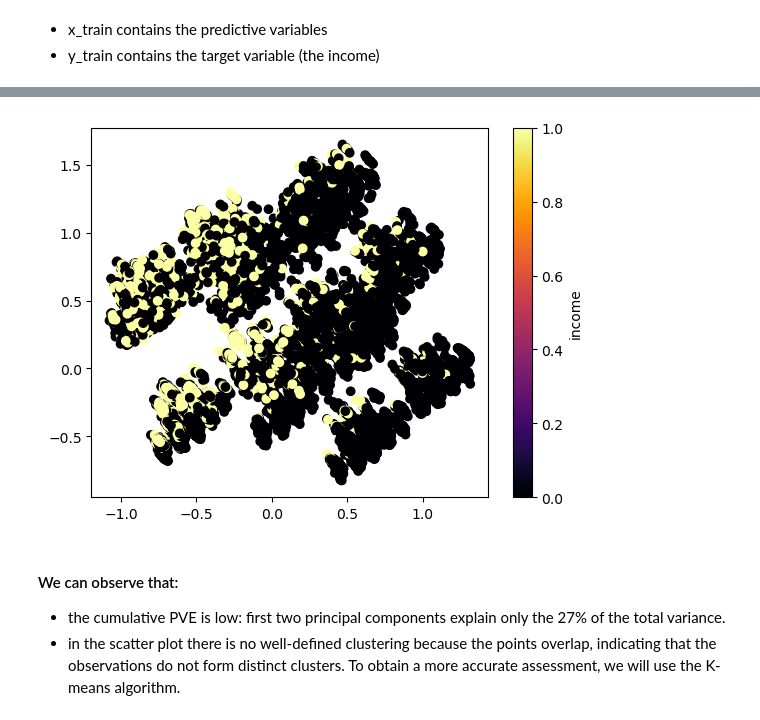
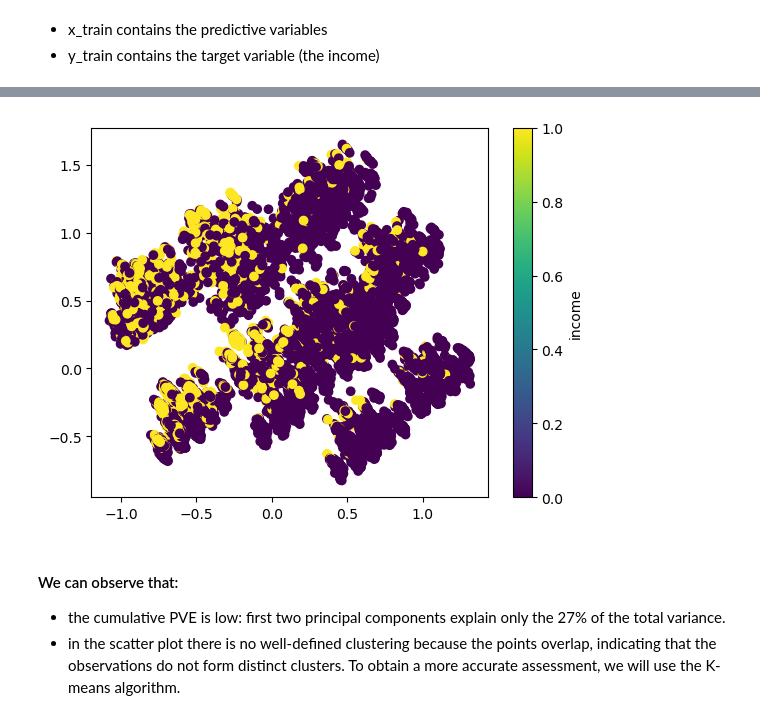
Before and after one commit to RobyBobby24/DataAnalyticsProject, a Jupyter notebook: progetto.ipynb, the cells around one changed output, grey strips where cells are left out. Cells and saved outputs as stored; diff of their text form; code cells hidden in the pictures.

```diff
--- a/progetto.ipynb
+++ b/progetto.ipynb
@@ -593,7 +593,7 @@ pca_model = PCA(n_components=2)
 
 pca_coordinates = pca_model.fit_transform(x_train)
 
-plt.scatter(pca_coordinates[:, 0], pca_coordinates[:, 1], c=y_train, cmap=plt.colormaps.get_cmap('inferno'))
+plt.scatter(pca_coordinates[:, 0], pca_coordinates[:, 1], c=y_train)
 plt.colorbar(label='income')
 
 
@@ -606,4 +606,4 @@ PVE:[0.177237  0.0938809], cumulative PVE:0.2711179008651839
-[figure, old version]
+[figure, new version]
 # %% [markdown]
 #### We can observe that:
 - the cumulative PVE is low: first two principal components explain only the 27% of the total variance.
```
Also changed, not shown: parts of 3 cells of this notebook.
